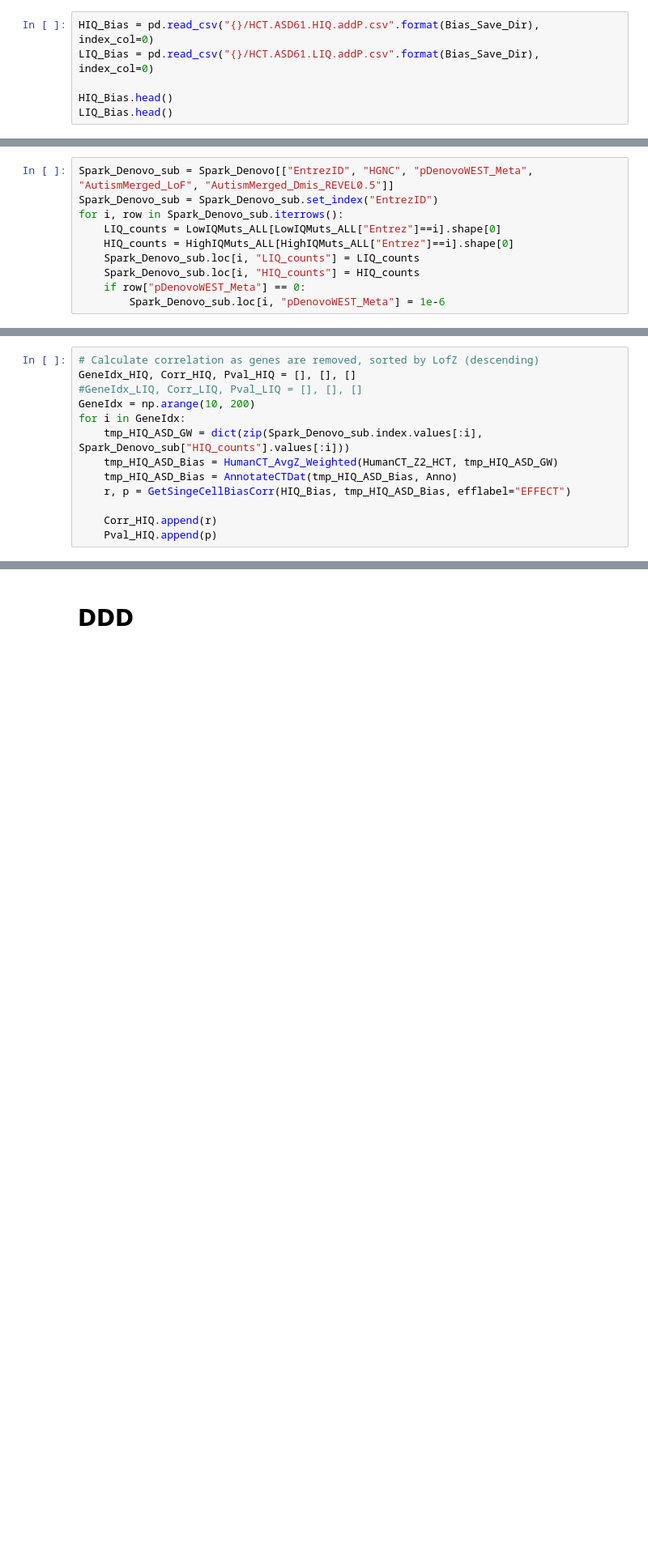
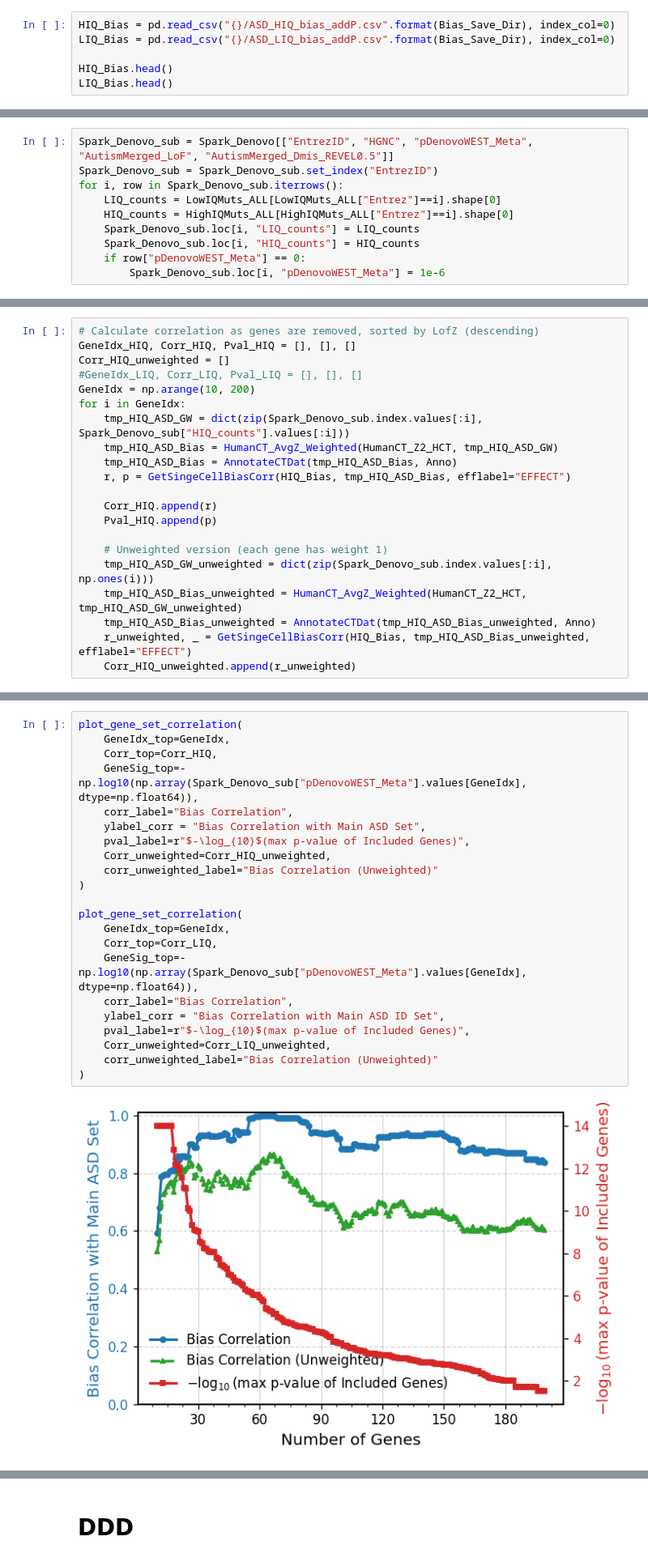
Before and after one commit to explorerwjy/CellTypeBias_VIP, a Jupyter notebook: notebooks/Number_Gene_Effect.ipynb, the cells around one changed output, grey strips where cells are left out. Shown at 81% size. Saved outputs shown, nothing was run; the diff lists cells and outputs as text; blank space fills up the shorter version.

```diff
--- a/notebooks/Number_Gene_Effect.ipynb
+++ b/notebooks/Number_Gene_Effect.ipynb
@@ -264,8 +237,8 @@ plt.show()
 # %% [markdown]
 # ASD
 # %%
-HIQ_Bias = pd.read_csv("{}/HCT.ASD61.HIQ.addP.csv".format(Bias_Save_Dir), index_col=0)
-LIQ_Bias = pd.read_csv("{}/HCT.ASD61.LIQ.addP.csv".format(Bias_Save_Dir), index_col=0)
+HIQ_Bias = pd.read_csv("{}/ASD_HIQ_bias_addP.csv".format(Bias_Save_Dir), index_col=0)
+LIQ_Bias = pd.read_csv("{}/ASD_LIQ_bias_addP.csv".format(Bias_Save_Dir), index_col=0)
 
 HIQ_Bias.head()
 LIQ_Bias.head()
@@ -365,6 +274,7 @@ Spark_Denovo_sub.head(20)
 # %%
 # Calculate correlation as genes are removed, sorted by LofZ (descending)
 GeneIdx_HIQ, Corr_HIQ, Pval_HIQ = [], [], []
+Corr_HIQ_unweighted = []
 #GeneIdx_LIQ, Corr_LIQ, Pval_LIQ = [], [], []
 GeneIdx = np.arange(10, 200)
 for i in GeneIdx:
@@ -375,6 +285,13 @@ for i in GeneIdx:
 
     Corr_HIQ.append(r)
     Pval_HIQ.append(p)
+
+    # Unweighted version (each gene has weight 1)
+    tmp_HIQ_ASD_GW_unweighted = dict(zip(Spark_Denovo_sub.index.values[:i], np.ones(i)))
+    tmp_HIQ_ASD_Bias_unweighted = HumanCT_AvgZ_Weighted(HumanCT_Z2_HCT, tmp_HIQ_ASD_GW_unweighted)
+    tmp_HIQ_ASD_Bias_unweighted = AnnotateCTDat(tmp_HIQ_ASD_Bias_unweighted, Anno)
+    r_unweighted, _ = GetSingeCellBiasCorr(HIQ_Bias, tmp_HIQ_ASD_Bias_unweighted, efflabel="EFFECT")
+    Corr_HIQ_unweighted.append(r_unweighted)
 # %%
 # Calculate correlation as genes are removed, sorted by LofZ (descending)
 GeneIdx_LIQ, Corr_LIQ, Pval_LIQ = [], [], []
@@ -493,0 +315,24 @@ plt.show()
+# %%
+plot_gene_set_correlation(
+    GeneIdx_top=GeneIdx,
+    Corr_top=Corr_HIQ,
+    GeneSig_top=-np.log10(np.array(Spark_Denovo_sub["pDenovoWEST_Meta"].values[GeneIdx], dtype=np.float64)),
+    corr_label="Bias Correlation",
+    ylabel_corr = "Bias Correlation with Main ASD Set",
+    pval_label=r"$-\log_{10}$(max p-value of Included Genes)",
+    Corr_unweighted=Corr_HIQ_unweighted,
+    corr_unweighted_label="Bias Correlation (Unweighted)"
+)
+
+plot_gene_set_correlation(
+    GeneIdx_top=GeneIdx,
+    Corr_top=Corr_LIQ,
+    GeneSig_top=-np.log10(np.array(Spark_Denovo_sub["pDenovoWEST_Meta"].values[GeneIdx], dtype=np.float64)),
+    corr_label="Bias Correlation",
+    ylabel_corr = "Bias Correlation with Main ASD ID Set",
+    pval_label=r"$-\log_{10}$(max p-value of Included Genes)",
+    Corr_unweighted=Corr_LIQ_unweighted,
+    corr_unweighted_label="Bias Correlation (Unweighted)"
+)
+# %% [output]
+[figure, added]
```
Also changed, not shown: parts of 36 cells of this notebook, 7 other files.
